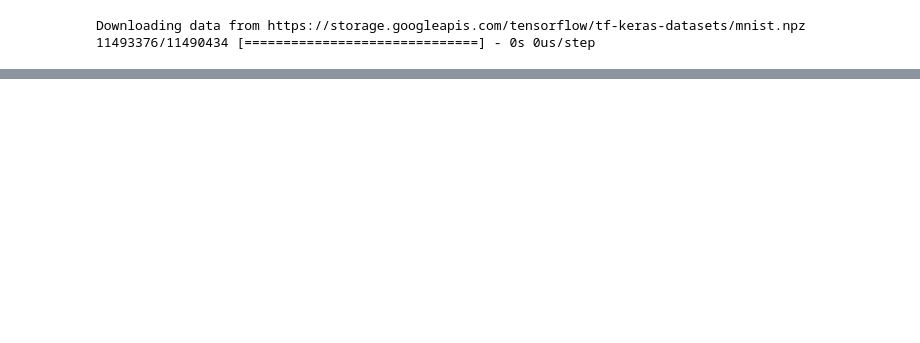
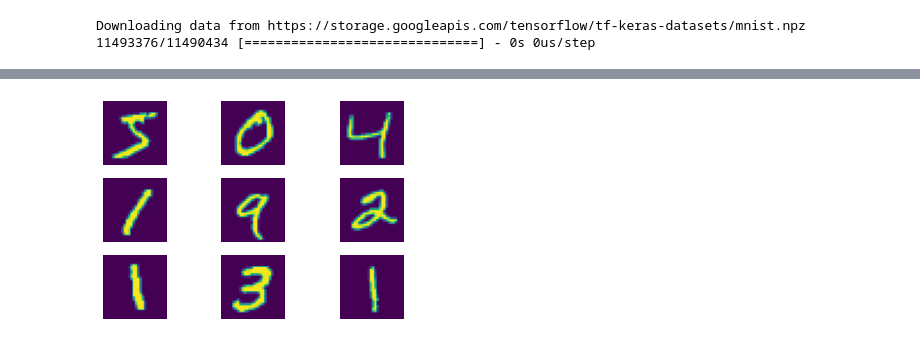
Before and after one commit to HJ-Kurt-Su/ml-train, a Jupyter notebook: pca_minst.ipynb, the cells around one changed output, grey strips where cells are left out. Cells and saved outputs as stored; diff of their text form; code cells hidden in the pictures; blank space fills up the shorter version.

```diff
--- a/pca_minst.ipynb
+++ b/pca_minst.ipynb
@@ -19,0 +79,7 @@ plt.imshow(x_train[0], cmap="gray")
+# %%
+for i in range(9):
+    plt.subplot(3, 3, i+1)
+    plt.axis("off")
+    plt.imshow(x_train[i])
+# %% [output]
+[figure, added]
```
Also changed, not shown: parts of 9 cells of this notebook.
